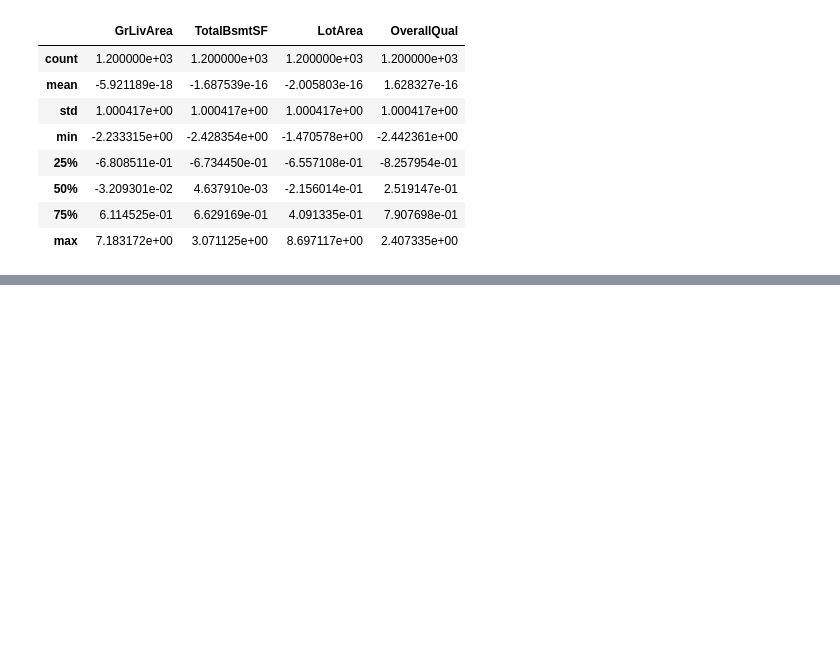
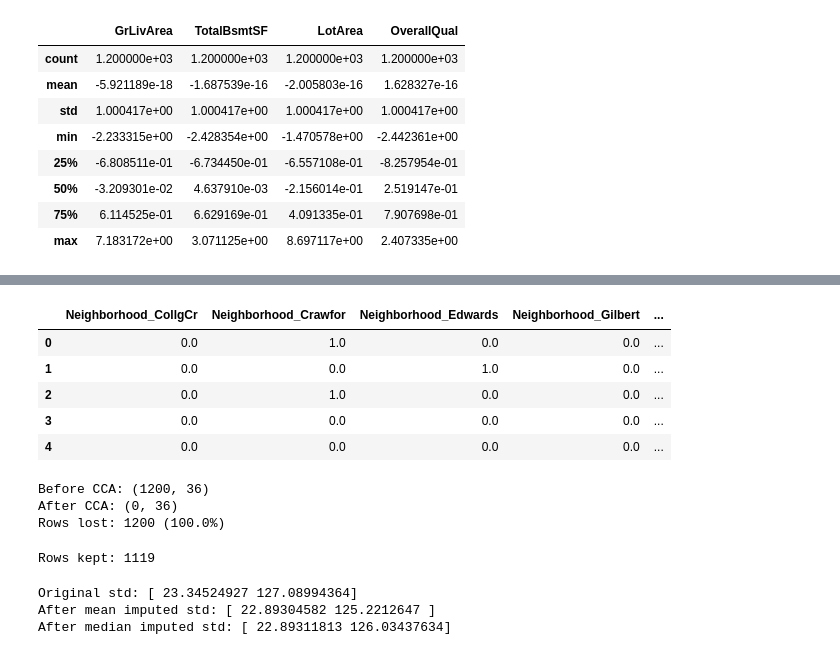
Before and after one commit to Rohitghosh14/Ames_House_price, a Jupyter notebook: notebooks/01_eda_basics.ipynb, the cells around one changed output, grey strips where cells are left out. Saved outputs shown, nothing was run; the diff lists cells and outputs as text; code cells hidden in the pictures; blank space fills up the shorter version.

Commit message:
Add today's data exploration work

```diff
--- a/notebooks/01_eda_basics.ipynb
+++ b/notebooks/01_eda_basics.ipynb
@@ -250,0 +315,52 @@ df_scaled[cols_to_scale].describe()
+# %%
+from sklearn.preprocessing import OneHotEncoder
+
+ohe = OneHotEncoder(drop="first", sparse_output=False, handle_unknown="ignore")
+encoded_array = ohe.fit_transform(df[["Neighborhood"]])
+
+encoded_df = pd.DataFrame(encoded_array, columns=ohe.get_feature_names_out(["Neighborhood"]))
+encoded_df.head()
+# %% [output]
+|  | Neighborhood_CollgCr | Neighborhood_Crawfor | Neighborhood_Edwards | Neighborhood_Gilbert | ... |
+| 0 | 0.0 | 1.0 | 0.0 | 0.0 | ... |
+| 1 | 0.0 | 0.0 | 1.0 | 0.0 | ... |
+| 2 | 0.0 | 1.0 | 0.0 | 0.0 | ... |
+| 3 | 0.0 | 0.0 | 0.0 | 0.0 | ... |
+| 4 | 0.0 | 0.0 | 0.0 | 0.0 | ... |
+# %%
+print("Before CCA:", df.shape)
+
+df_cca = df.dropna()
+
+print("After CCA:", df_cca.shape)
+print(f"Rows lost: {df.shape[0] - df_cca.shape[0]} ({(1 - df_cca.shape[0]/df.shape[0])*100:.1f}%)")
+# %% [output]
+Before CCA: (1200, 36)
+After CCA: (0, 36)
+Rows lost: 1200 (100.0%)
+# %%
+low_missing_cols = ["LotFrontage", "MasVnrArea"]
+df_cca_partial = df.dropna(subset=low_missing_cols)
+print("Rows kept:", df_cca_partial.shape[0])
+# %% [output]
+Rows kept: 1119
+# %%
+from sklearn.impute import SimpleImputer
+
+mean_imputer = SimpleImputer(strategy="mean")
+median_imputer = SimpleImputer(strategy="median")
+
+df_mean = df.copy()
+df_median = df.copy()
+
+cols = ["LotFrontage", "MasVnrArea"]
+df_mean[cols] = mean_imputer.fit_transform(df_mean[cols])
+df_median[cols] = median_imputer.fit_transform(df_median[cols])
+
+print("Original std:", df[cols].std().values)
+print("After mean imputed std:", df_mean[cols].std().values)
+print("After median imputed std:", df_median[cols].std().values)
+# %% [output]
+Original std: [ 23.34524927 127.08994364]
+After mean imputed std: [ 22.89304582 125.2212647 ]
+After median imputed std: [ 22.89311813 126.03437634]
```
Also changed, not shown: parts of 7 cells of this notebook.
